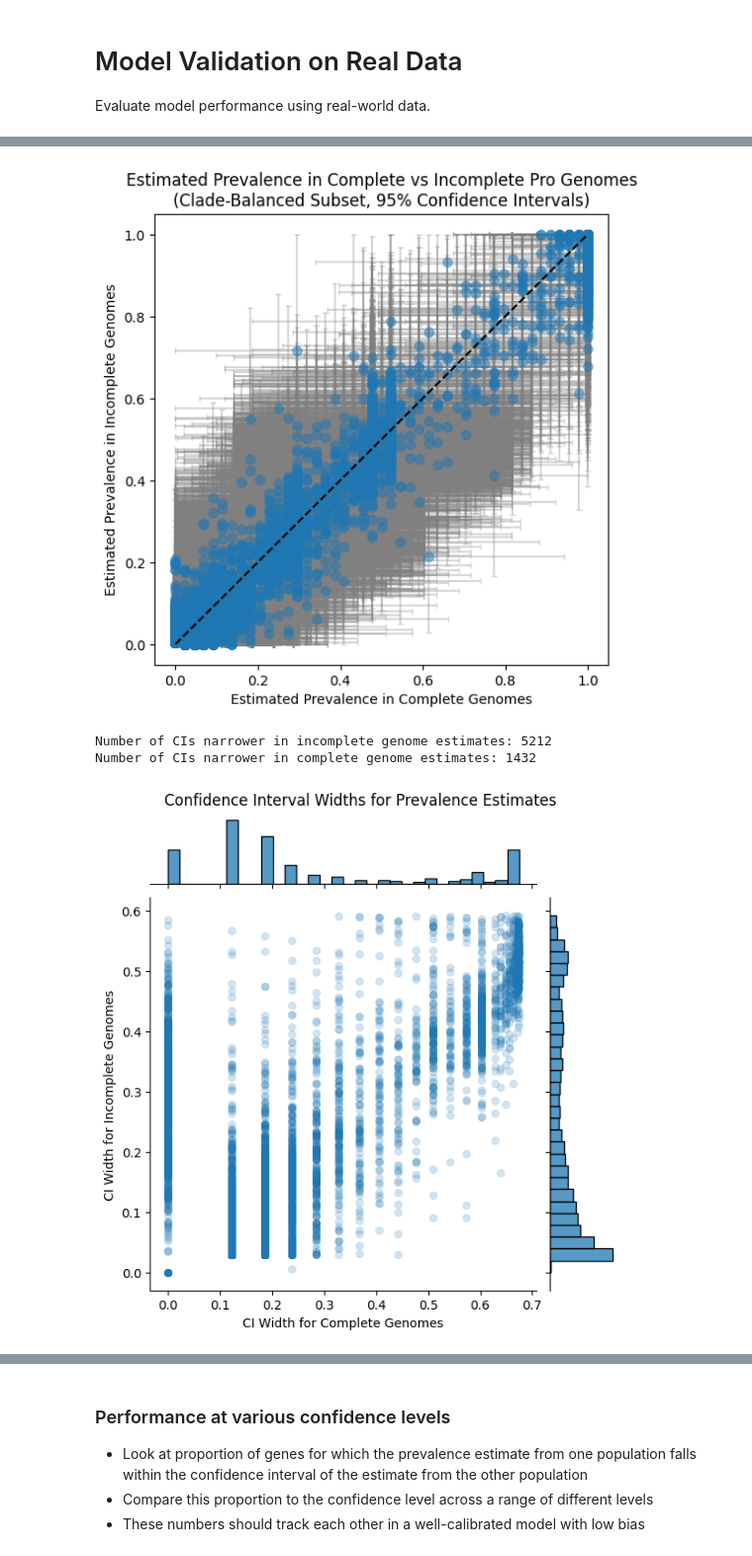
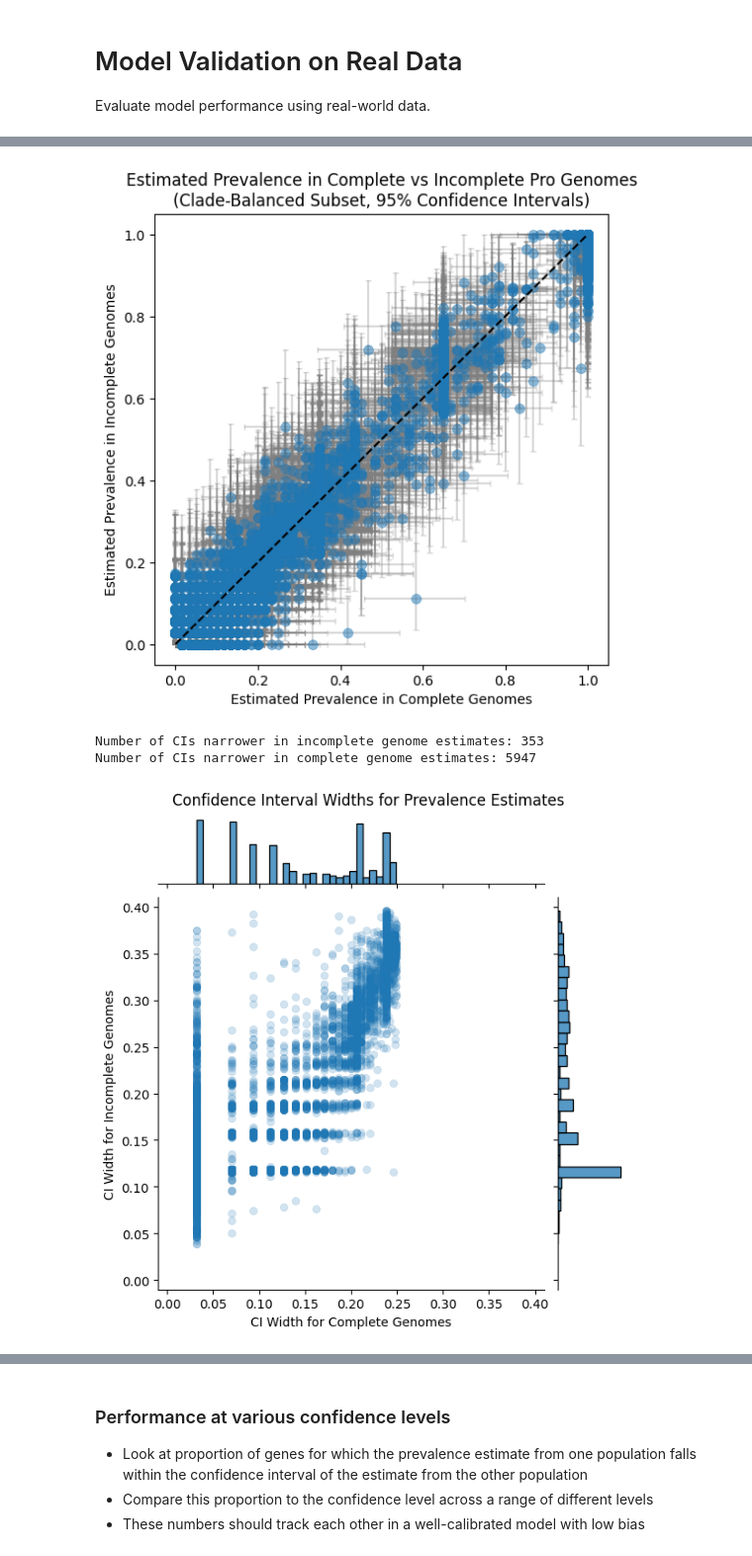
Before and after one commit to blasks/gene-prevalence, a Jupyter notebook: experiments/validation-real-data.ipynb, the cells around one changed output, grey strips where cells are left out. Shown at 99% size. Cells and saved outputs as stored; diff of their text form; code cells hidden in the pictures.

Commit message:
Updated model to MLE estimator and likelihood ratio test for confidence intervals.

```diff
--- a/experiments/validation-real-data.ipynb
+++ b/experiments/validation-real-data.ipynb
@@ -65,8 +65,8 @@ complete_model = BernoulliPrevalenceModel(
     lambdas=completeness_series.loc[subset_pa_complete_df.columns],
 )
 complete_fit = complete_model.fit(
-    estimator="unbiased",
-    interval_method="chebyshev",
+    estimator="mle",
+    interval_method="likelihood_ratio",
     alpha=alpha,
     clip=True,
 )
@@ -79,8 +79,8 @@ incomplete_model = BernoulliPrevalenceModel(
     lambdas=completeness_series.loc[subset_pa_incomplete_df.columns],
 )
 incomplete_fit = incomplete_model.fit(
-    estimator="unbiased",
-    interval_method="chebyshev",
+    estimator="mle",
+    interval_method="likelihood_ratio",
     alpha=alpha,
     clip=True,
 )
@@ -177,7 +177,7 @@ plt.xlabel("Estimated Prevalence in Complete Genomes")
 plt.ylabel("Estimated Prevalence in Incomplete Genomes")
 plt.show()
 # %% [output]
-[figure, old version]
+[figure, new version]
 # %%
 # look at distribution of interval widths for complete and incomplete genomes
 
@@ -188,36 +188,38 @@ ci_width_incomplete = estimate_df["ci_upper_incomplete"] - estimate_df["ci_lower
 # remove CIs that come from genes with prevalence of 0 in either complete or incomplete genomes, since those CIs are not meaningful
 ci_width_complete = ci_width_complete[~((estimate_df["pi_hat_complete"] == 0) | (estimate_df["pi_hat_incomplete"] == 0))]
 ci_width_incomplete = ci_width_incomplete[~((estimate_df["pi_hat_complete"] == 0) | (estimate_df["pi_hat_incomplete"] == 0))]
 
 # # look at log2 ratio of CI widths for incomplete vs complete genomes
 # ci_width_ratio = np.log2(ci_width_incomplete / ci_width_complete)
 
 # how man CIs are less in the incomplete genome estimates than in the complete genome estimates, and vice versa?
 narrower_incomplete = (ci_width_incomplete < ci_width_complete).sum()
 narrower_complete = (ci_width_complete < ci_width_incomplete).sum()
 print(f"Number of CIs narrower in incomplete genome estimates: {narrower_incomplete}")
 print(f"Number of CIs narrower in complete genome estimates: {narrower_complete}")
 
 # make scatterplot with marginal histograms of CI widths for complete and incomplete genomes
 sns.jointplot(
     x=ci_width_complete,
     y=ci_width_incomplete,
     kind="scatter",
     alpha=0.2,
     edgecolor=None,
     marginal_kws={"bins": 30, "fill": True},
 )
 plt.suptitle(
     "Confidence Interval Widths for Prevalence Estimates\n",
     y=1.02,
 )
+plt.xlim(-0.01, 0.41)
+plt.ylim(-0.01, 0.41)
 plt.xlabel("CI Width for Complete Genomes")
 plt.ylabel("CI Width for Incomplete Genomes")
 plt.show()
 # %% [output]
-Number of CIs narrower in incomplete genome estimates: 5212
-Number of CIs narrower in complete genome estimates: 1432
+Number of CIs narrower in incomplete genome estimates: 353
+Number of CIs narrower in complete genome estimates: 5947
-[figure, old version]
+[figure, new version]
 # %%
 # how many genes are detected in the complete vs incomplete genomes?
 
```
Also changed, not shown: parts of 13 cells of this notebook, 5 other files.
